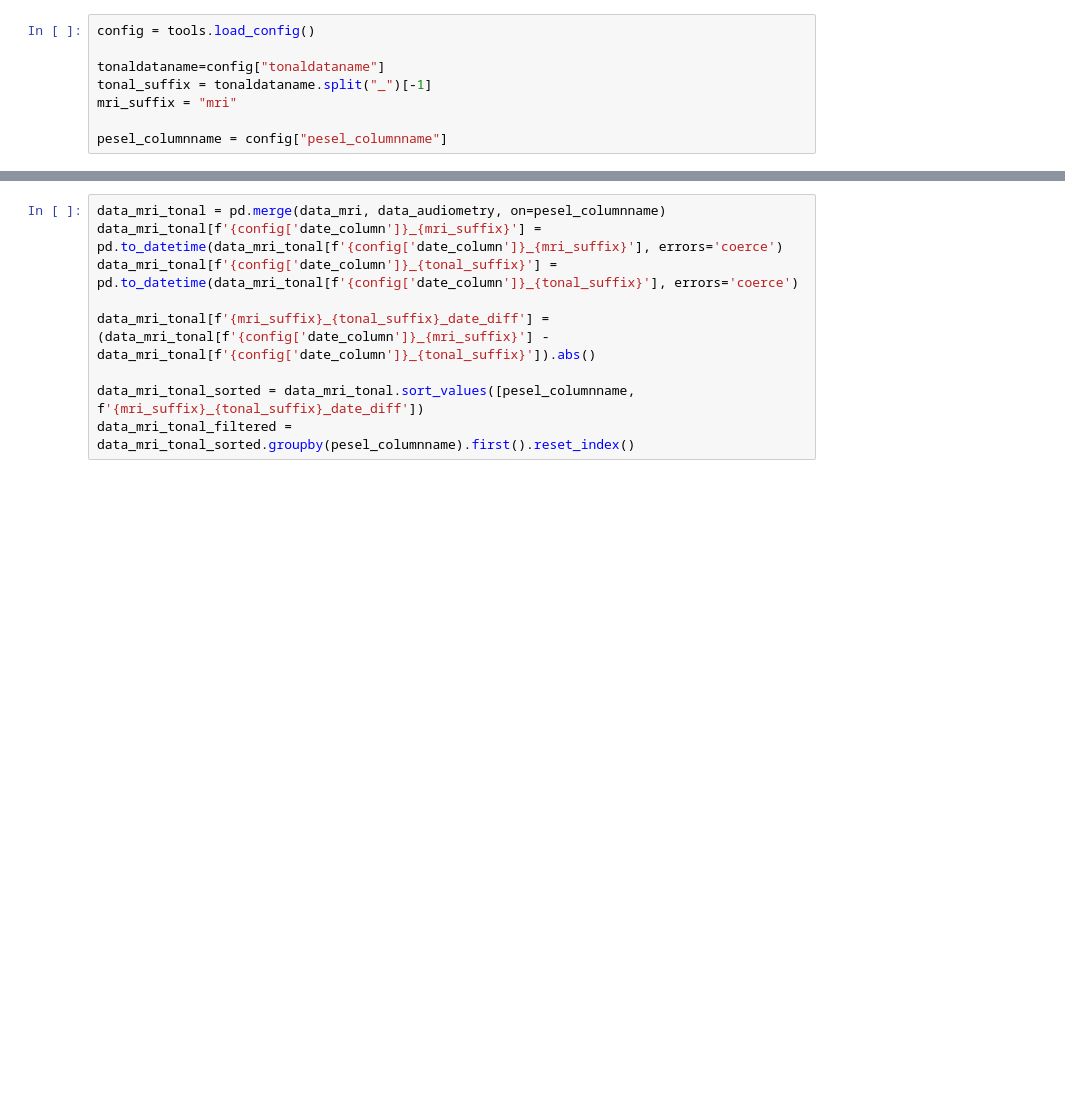
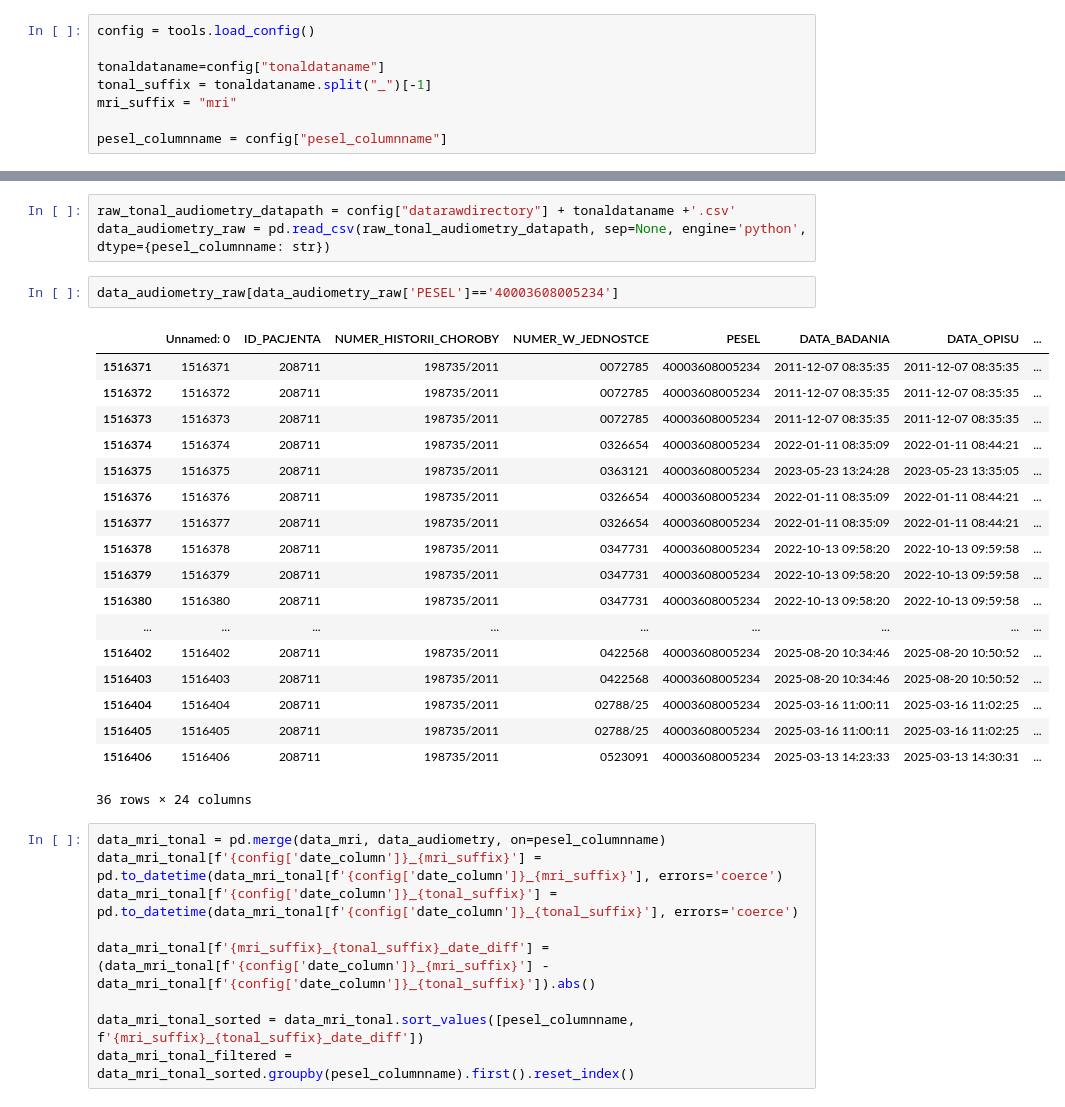
Before and after one commit to maria0026/NeuroHearing, a Jupyter notebook: notebooks/data_info.ipynb, the cells around one changed output, grey strips where cells are left out. Saved outputs shown, nothing was run; the diff lists cells and outputs as text; blank space fills up the shorter version.

```diff
--- a/notebooks/data_info.ipynb
+++ b/notebooks/data_info.ipynb
@@ -60,3 +80,27 @@ data_audiometry
+# %%
+raw_tonal_audiometry_datapath = config["datarawdirectory"] + tonaldataname +'.csv'
+data_audiometry_raw = pd.read_csv(raw_tonal_audiometry_datapath, sep=None, engine='python', dtype={pesel_columnname: str})
+# %%
+data_audiometry_raw[data_audiometry_raw['PESEL']=='40003608005234']
+# %% [output]
+|  | Unnamed: 0 | ID_PACJENTA | NUMER_HISTORII_CHOROBY | NUMER_W_JEDNOSTCE | PESEL | DATA_BADANIA | DATA_OPISU | ... |
+| 1516371 | 1516371 | 208711 | 198735/2011 | 0072785 | 40003608005234 | 2011-12-07 08:35:35 | 2011-12-07 08:35:35 | ... |
+| 1516372 | 1516372 | 208711 | 198735/2011 | 0072785 | 40003608005234 | 2011-12-07 08:35:35 | 2011-12-07 08:35:35 | ... |
+| 1516373 | 1516373 | 208711 | 198735/2011 | 0072785 | 40003608005234 | 2011-12-07 08:35:35 | 2011-12-07 08:35:35 | ... |
+| 1516374 | 1516374 | 208711 | 198735/2011 | 0326654 | 40003608005234 | 2022-01-11 08:35:09 | 2022-01-11 08:44:21 | ... |
+| 1516375 | 1516375 | 208711 | 198735/2011 | 0363121 | 40003608005234 | 2023-05-23 13:24:28 | 2023-05-23 13:35:05 | ... |
+| 1516376 | 1516376 | 208711 | 198735/2011 | 0326654 | 40003608005234 | 2022-01-11 08:35:09 | 2022-01-11 08:44:21 | ... |
+| 1516377 | 1516377 | 208711 | 198735/2011 | 0326654 | 40003608005234 | 2022-01-11 08:35:09 | 2022-01-11 08:44:21 | ... |
+| 1516378 | 1516378 | 208711 | 198735/2011 | 0347731 | 40003608005234 | 2022-10-13 09:58:20 | 2022-10-13 09:59:58 | ... |
+| 1516379 | 1516379 | 208711 | 198735/2011 | 0347731 | 40003608005234 | 2022-10-13 09:58:20 | 2022-10-13 09:59:58 | ... |
+| 1516380 | 1516380 | 208711 | 198735/2011 | 0347731 | 40003608005234 | 2022-10-13 09:58:20 | 2022-10-13 09:59:58 | ... |
+| ... | ... | ... | ... | ... | ... | ... | ... | ... |
+| 1516402 | 1516402 | 208711 | 198735/2011 | 0422568 | 40003608005234 | 2025-08-20 10:34:46 | 2025-08-20 10:50:52 | ... |
+| 1516403 | 1516403 | 208711 | 198735/2011 | 0422568 | 40003608005234 | 2025-08-20 10:34:46 | 2025-08-20 10:50:52 | ... |
+| 1516404 | 1516404 | 208711 | 198735/2011 | 02788/25 | 40003608005234 | 2025-03-16 11:00:11 | 2025-03-16 11:02:25 | ... |
+| 1516405 | 1516405 | 208711 | 198735/2011 | 02788/25 | 40003608005234 | 2025-03-16 11:00:11 | 2025-03-16 11:02:25 | ... |
+| 1516406 | 1516406 | 208711 | 198735/2011 | 0523091 | 40003608005234 | 2025-03-13 14:23:33 | 2025-03-13 14:30:31 | ... |
+36 rows × 24 columns
 # %%
 data_mri_tonal = pd.merge(data_mri, data_audiometry, on=pesel_columnname)
 data_mri_tonal[f'{config['date_column']}_{mri_suffix}'] = pd.to_datetime(data_mri_tonal[f'{config['date_column']}_{mri_suffix}'], errors='coerce')
```
Also changed, not shown: parts of 6 cells of this notebook.
